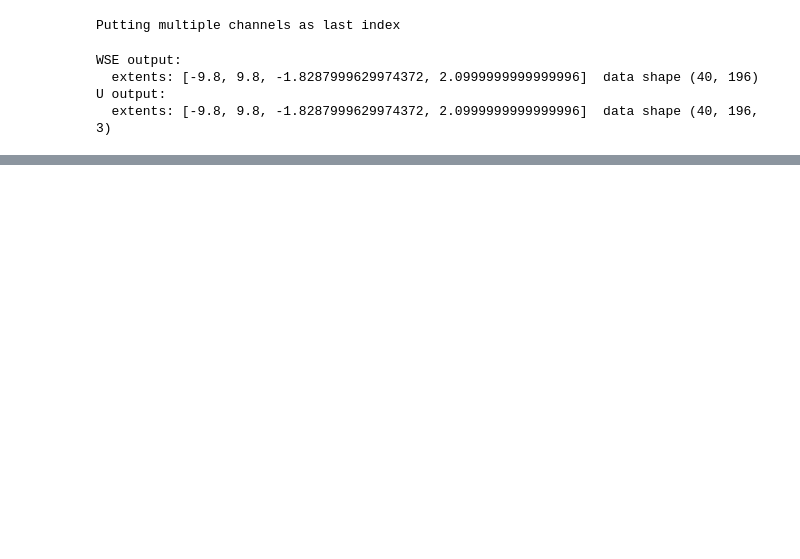
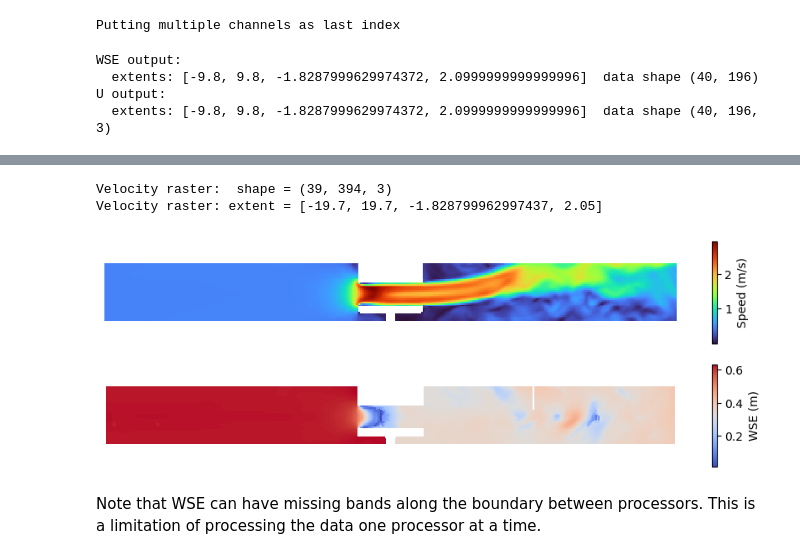
Before and after one commit to rustychris/stompy, a Jupyter notebook: examples/openfoam.ipynb, the cells around one changed output, grey strips where cells are left out. Saved outputs shown, nothing was run; the diff lists cells and outputs as text; code cells hidden in the pictures; blank space fills up the shorter version.

```diff
--- a/examples/openfoam.ipynb
+++ b/examples/openfoam.ipynb
@@ -95,0 +123,2 @@ plt.colorbar(art,label="Froude #",orientation='horizontal')
+# %%
+pf.set_raster_parameters(dx=0.1) # 0.1 ft output resolution
@@ -95,0 +139,4 @@ plt.colorbar(art,label="Froude #",orientation='horizontal')
+# %%
+# First time on a new run is slow, and may need access to commands from openfoam.
+fld_U=pf.to_raster('U',timename)
+fld_stage=pf.to_raster('wse',timename)
@@ -95,0 +161,21 @@ plt.colorbar(art,label="Froude #",orientation='horizontal')
+# %%
+# Relevant data in the fields:
+print(f"Velocity raster:  shape = {fld_U.F.shape}")
+print(f"Velocity raster: extent = {fld_U.extents}")
+# %% [output]
+Velocity raster:  shape = (39, 394, 3)
+Velocity raster: extent = [-19.7, 19.7, -1.828799962997437, 2.05]
+# %%
+fig,axs = plt.subplots(2,1,figsize=(11,3.5))
+for ax in axs:
+    ax.set_adjustable('datalim')
+    ax.axis('off')
+fld_mag = field.SimpleGrid(extents=fld_U.extents,F=np.sqrt((fld_U.F**2).sum(axis=2)))
+imgU = fld_mag.plot(ax=axs[0],interpolation='nearest',cmap='turbo')
+imgH = fld_stage.plot(ax=axs[1],interpolation='nearest',cmap='coolwarm')
+plt.colorbar(imgU,ax=axs[0],label='Speed (m/s)')
+plt.colorbar(imgH,ax=axs[1],label='WSE (m)') ;
+# %% [output]
+[figure, added]
+# %% [markdown]
+Note that WSE can have missing bands along the boundary between processors. This is a limitation of processing the data one processor at a time.
```
Also changed, not shown: parts of 16 cells of this notebook, 1 other file.
